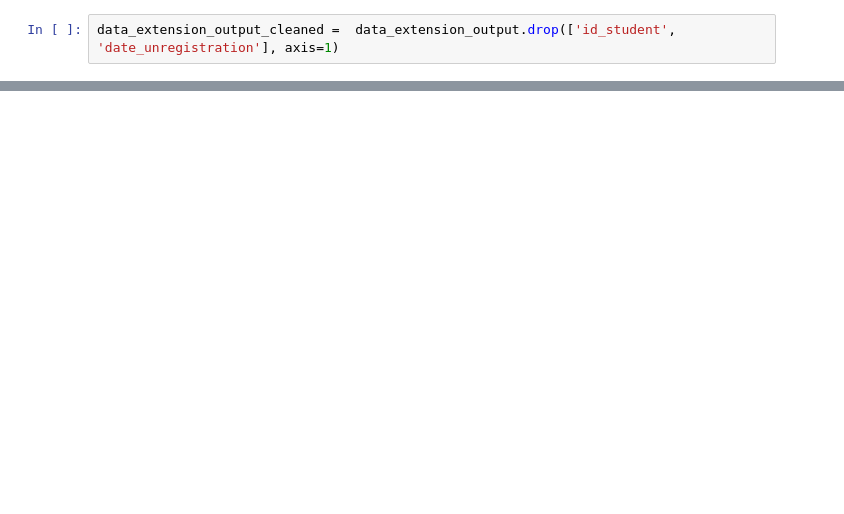
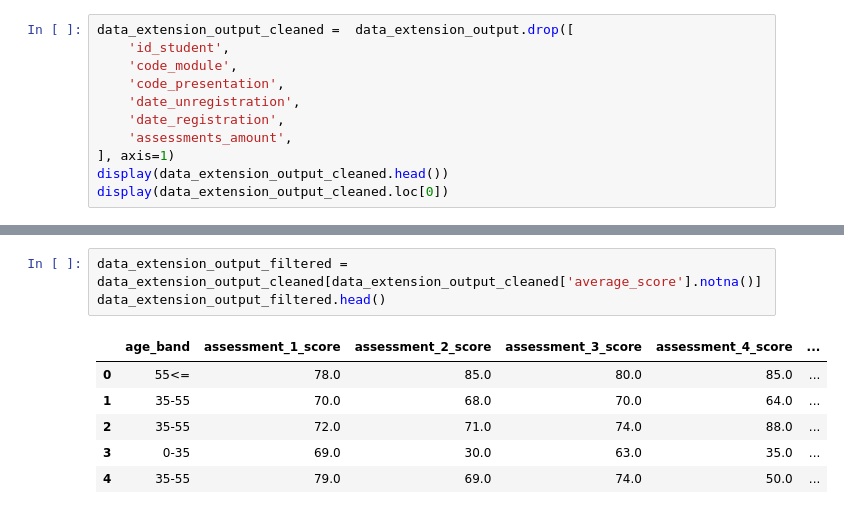
Before and after one commit to jortvangorkum/TFL-Early-Warning-System, a Jupyter notebook: data-normalization/data-normalization.ipynb, the cells around one changed output, grey strips where cells are left out. Saved outputs shown, nothing was run; the diff lists cells and outputs as text; blank space fills up the shorter version.

```diff
--- a/data-normalization/data-normalization.ipynb
+++ b/data-normalization/data-normalization.ipynb
@@ -13,2 +34,11 @@ data_extension_output.head()
 # %%
-data_extension_output_cleaned =  data_extension_output.drop(['id_student', 'date_unregistration'], axis=1)
+data_extension_output_cleaned =  data_extension_output.drop([
+    'id_student',
+    'code_module',
+    'code_presentation',
+    'date_unregistration',
+    'date_registration',
+    'assessments_amount',
+], axis=1)
+display(data_extension_output_cleaned.head())
+display(data_extension_output_cleaned.loc[0])
@@ -15 +69,11 @@ data_extension_output_cleaned =  data_extension_output.drop(['id_student', 'date
+# %%
+data_extension_output_filtered = data_extension_output_cleaned[data_extension_output_cleaned['average_score'].notna()]
+data_extension_output_filtered.head()
+# %% [output]
+|  | age_band | assessment_1_score | assessment_2_score | assessment_3_score | assessment_4_score | ... |
+| 0 | 55<= | 78.0 | 85.0 | 80.0 | 85.0 | ... |
+| 1 | 35-55 | 70.0 | 68.0 | 70.0 | 64.0 | ... |
+| 2 | 35-55 | 72.0 | 71.0 | 74.0 | 88.0 | ... |
+| 3 | 0-35 | 69.0 | 30.0 | 63.0 | 35.0 | ... |
+| 4 | 35-55 | 79.0 | 69.0 | 74.0 | 50.0 | ... |
 # %%
```
Also changed, not shown: parts of 6 cells of this notebook, 2 other files.
